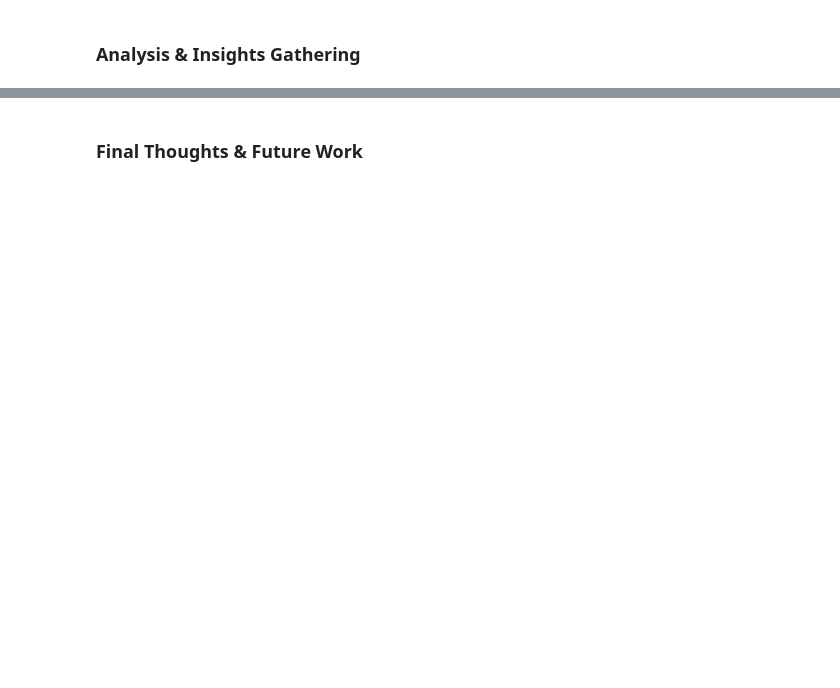
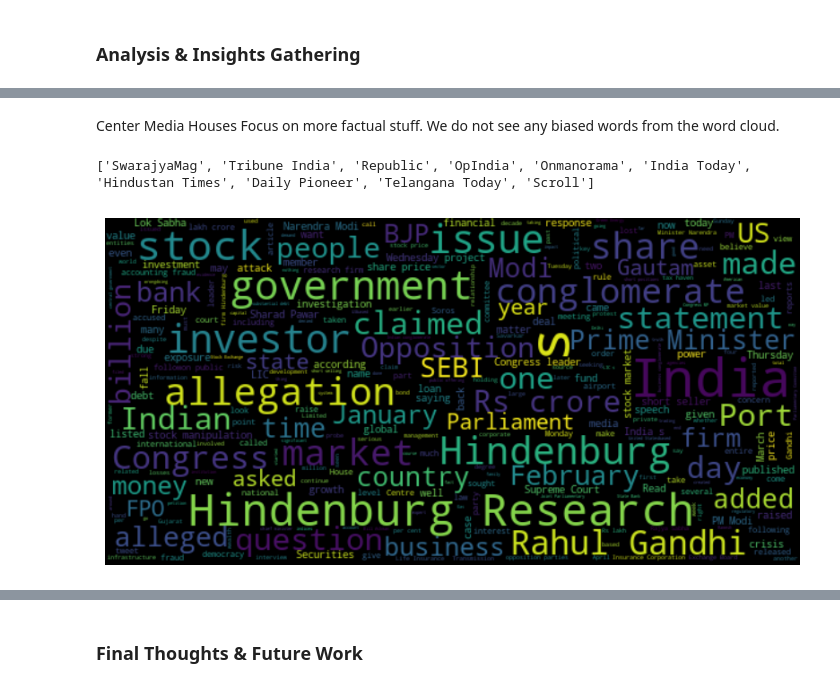
Before and after one commit to balajisriraj/News-Media-Publisher-Analysis, a Jupyter notebook: News_Media_Analysis.ipynb, the cells around one changed output, grey strips where cells are left out. Saved outputs shown, nothing was run; the diff lists cells and outputs as text; code cells hidden in the pictures; blank space fills up the shorter version.

```diff
--- a/News_Media_Analysis.ipynb
+++ b/News_Media_Analysis.ipynb
@@ -887,0 +845,34 @@ plt.show()
+# %% [markdown]
+Center Media Houses Focus on more factual stuff.
+We do not see any biased words from the word cloud.
+# %%
+right_media_publisher = ['SwarajyaMag',
+'Tribune India',
+'Republic',
+'OpIndia',
+'Onmanorama',
+'India Today',
+'Hindustan Times',
+'Daily Pioneer',
+'Telangana Today',
+'Scroll'
+]
+
+right_wing = df_raw[df_raw['Meta_Publisher'].isin(right_media_publisher)]['Article'].str.cat(sep=' ')
+# Word Cloud
+#txt = ' '.join(text for text in [(df_raw['Article'][0])])
+plt.figure(figsize=(10,6))
+wordcloud = WordCloud(stopwords=stopwords,
+    background_color='black',
+    max_font_size=50,
+    max_words=300,
+    height=300,
+    width=600
+).generate(right_wing)
+plt.imshow(wordcloud, interpolation='bilinear')
+plt.axis('off')
+print(right_media_publisher)
+plt.show()
+# %% [output]
+['SwarajyaMag', 'Tribune India', 'Republic', 'OpIndia', 'Onmanorama', 'India Today', 'Hindustan Times', 'Daily Pioneer', 'Telangana Today', 'Scroll']
+[figure, added]
```
Also changed, not shown: parts of 41 cells of this notebook.
